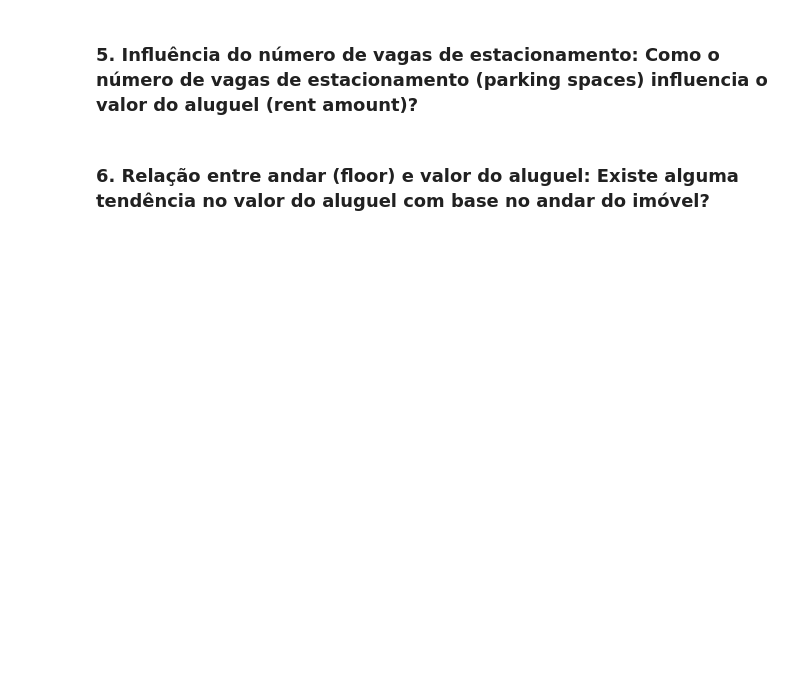
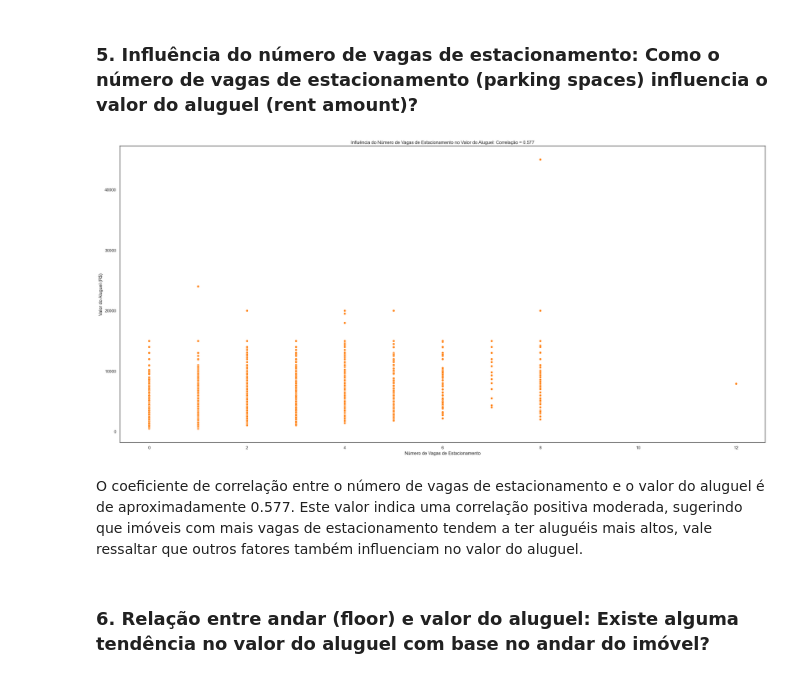
Before and after one commit to GuttoF/brazilian_house_for_rent, a Jupyter notebook: notebooks/notebook_1.ipynb, the cells around one changed output. Saved outputs shown, nothing was run; the diff lists cells and outputs as text; code cells hidden in the pictures; blank space fills up the shorter version.

```diff
--- a/notebooks/notebook_1.ipynb
+++ b/notebooks/notebook_1.ipynb
@@ -420,3 +513,20 @@ Média do valor do aluguel para imóveis que não aceitam animais: R$3768.86
 # %% [markdown]
 ### 5. Influência do número de vagas de estacionamento: Como o número de vagas de estacionamento (parking spaces) influencia o valor do aluguel (rent amount)?
+# %%
+correlation_parking_rent = data['parking spaces'].corr(data['rent amount'])
+
+# Criando um gráfico de dispersão para visualizar a relação entre o número de vagas de estacionamento e o valor do aluguel
+sns.scatterplot(x = 'parking spaces', y = 'rent amount', data = data, color = cor2)
+
+# Título e labels
+plt.title(f'Influência do Número de Vagas de Estacionamento no Valor do Aluguel: Correlação = {round(correlation_parking_rent, 3)}')
+plt.xlabel('Número de Vagas de Estacionamento')
+plt.ylabel('Valor do Aluguel (R$)')
+
+plt.tight_layout();
+plt.savefig(homepath + 'reports/figures/pergunta5.png')
+# %% [output]
+[figure, added]
+# %% [markdown]
+O coeficiente de correlação entre o número de vagas de estacionamento e o valor do aluguel é de aproximadamente 0.577. Este valor indica uma correlação positiva moderada, sugerindo que imóveis com mais vagas de estacionamento tendem a ter aluguéis mais altos, vale ressaltar que outros fatores também influenciam no valor do aluguel.
 # %% [markdown]
```
Also changed, not shown: parts of 56 cells of this notebook, 17 other files.
